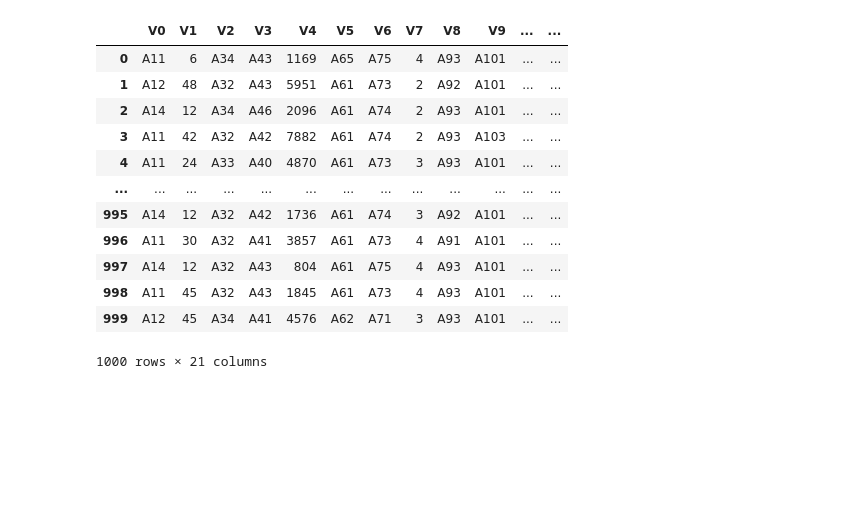
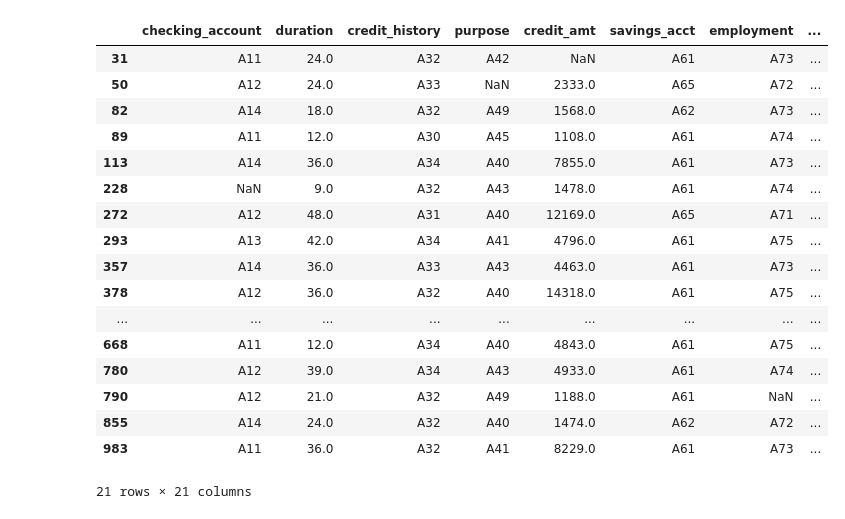
Before and after one commit to jstephenj14/classification-model-workflow, a Jupyter notebook: workflow.ipynb, the cells around one changed output. Saved outputs shown, nothing was run; the diff lists cells and outputs as text; code cells hidden in the pictures; blank space fills up the shorter version.

```diff
--- a/workflow.ipynb
+++ b/workflow.ipynb
@@ -21,4 +1,6 @@ data
 # %%
+import pandas as pd
+%matplotlib inline
 data = pd.read_csv("C:/Users/jstep/Downloads/german_credit_data/german.data", sep=" ",header=None)
 col_mapping = {0:"checking_account",
                1:"duration",
@@ -40,24 +22,31 @@ col_mapping = {0:"checking_account",
               17:"no_people_liable",
               18:"has_telephone",
               19:"is_foreign_worker",
-              20:""}
+              20:"good_bad"}
+data.columns = [col_mapping[col] for col in data.columns]
-# %%
-data.columns = ["V"+str(col) for col in data.columns]
-# %%
-data = data.rename(columns={"V20":"predicted"})
-# %%
-data
-# %% [output]
-|  | V0 | V1 | V2 | V3 | V4 | V5 | V6 | V7 | V8 | V9 | ... | ... |
-| 0 | A11 | 6 | A34 | A43 | 1169 | A65 | A75 | 4 | A93 | A101 | ... | ... |
-| 1 | A12 | 48 | A32 | A43 | 5951 | A61 | A73 | 2 | A92 | A101 | ... | ... |
-| 2 | A14 | 12 | A34 | A46 | 2096 | A61 | A74 | 2 | A93 | A101 | ... | ... |
-| 3 | A11 | 42 | A32 | A42 | 7882 | A61 | A74 | 2 | A93 | A103 | ... | ... |
-| 4 | A11 | 24 | A33 | A40 | 4870 | A61 | A73 | 3 | A93 | A101 | ... | ... |
-| ... | ... | ... | ... | ... | ... | ... | ... | ... | ... | ... | ... | ... |
-| 995 | A14 | 12 | A32 | A42 | 1736 | A61 | A74 | 3 | A92 | A101 | ... | ... |
-| 996 | A11 | 30 | A32 | A41 | 3857 | A61 | A73 | 4 | A91 | A101 | ... | ... |
-| 997 | A14 | 12 | A32 | A43 | 804 | A61 | A75 | 4 | A93 | A101 | ... | ... |
-| 998 | A11 | 45 | A32 | A43 | 1845 | A61 | A73 | 4 | A93 | A101 | ... | ... |
-| 999 | A12 | 45 | A34 | A41 | 4576 | A62 | A71 | 3 | A93 | A101 | ... | ... |
-1000 rows × 21 columns
+# %%
+# randomly introduce NAs just to work through pandas data manipulation
+for col in data.columns:
+    data.loc[data.sample(frac=0.001).index, col] = pd.np.nan
+# %%
+# identify rows with at least 1 NA - usefull for understanding amount of NANs
+data.iloc[pd.isnull(data).any(1).to_numpy().nonzero()[0]]
+# %% [output]
+|  | checking_account | duration | credit_history | purpose | credit_amt | savings_acct | employment | ... |
+| 31 | A11 | 24.0 | A32 | A42 | NaN | A61 | A73 | ... |
+| 50 | A12 | 24.0 | A33 | NaN | 2333.0 | A65 | A72 | ... |
+| 82 | A14 | 18.0 | A32 | A49 | 1568.0 | A62 | A73 | ... |
+| 89 | A11 | 12.0 | A30 | A45 | 1108.0 | A61 | A74 | ... |
+| 113 | A14 | 36.0 | A34 | A40 | 7855.0 | A61 | A73 | ... |
+| 228 | NaN | 9.0 | A32 | A43 | 1478.0 | A61 | A74 | ... |
+| 272 | A12 | 48.0 | A31 | A40 | 12169.0 | A65 | A71 | ... |
+| 293 | A13 | 42.0 | A34 | A41 | 4796.0 | A61 | A75 | ... |
+| 357 | A14 | 36.0 | A33 | A43 | 4463.0 | A61 | A73 | ... |
+| 378 | A12 | 36.0 | A32 | A40 | 14318.0 | A61 | A75 | ... |
+| ... | ... | ... | ... | ... | ... | ... | ... | ... |
+| 668 | A11 | 12.0 | A34 | A40 | 4843.0 | A61 | A75 | ... |
+| 780 | A12 | 39.0 | A34 | A43 | 4933.0 | A61 | A74 | ... |
+| 790 | A12 | 21.0 | A32 | A49 | 1188.0 | A61 | NaN | ... |
+| 855 | A14 | 24.0 | A32 | A40 | 1474.0 | A62 | A72 | ... |
+| 983 | A11 | 36.0 | A32 | A41 | 8229.0 | A61 | A73 | ... |
+21 rows × 21 columns
```
Also changed, not shown: parts of 9 cells of this notebook.
